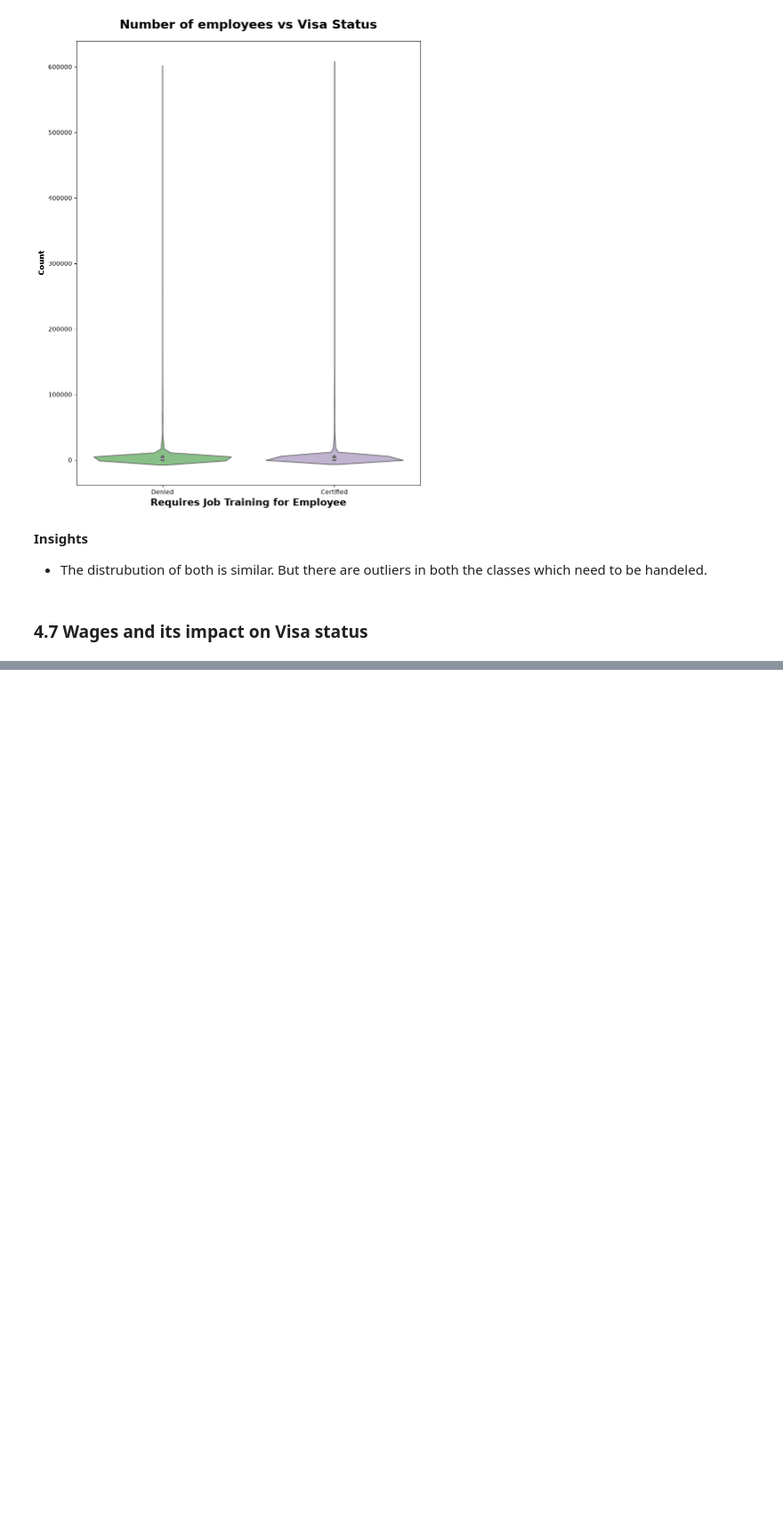
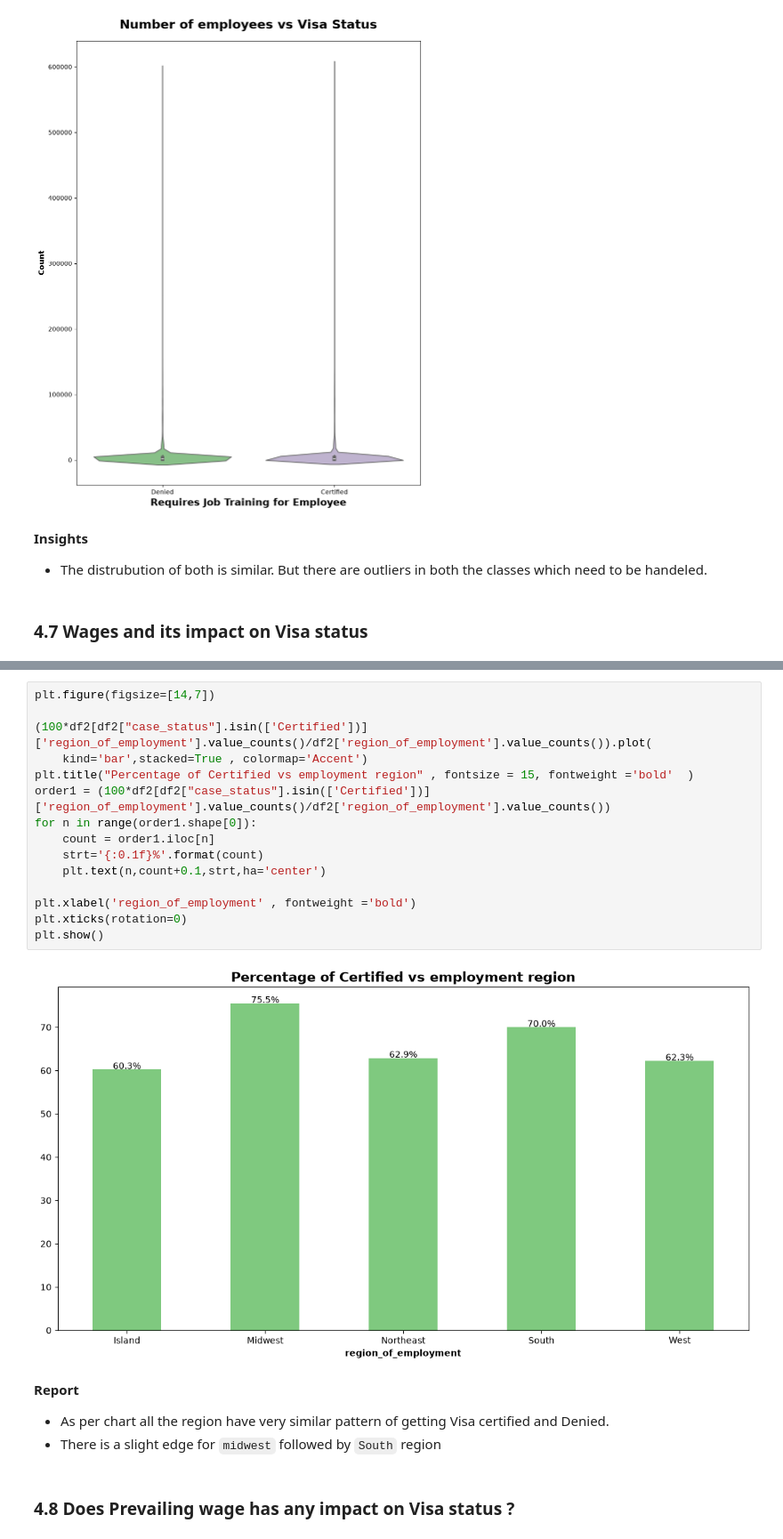
Before and after one commit to mdzaheerjk/Global-Mobility-Application-Analyzer, a Jupyter notebook: notebooks/1_EDA_Visa.ipynb, the cells around one changed output, grey strips where cells are left out. Shown at 89% size. Drawn from its saved outputs; the diff is of its cells as text; blank space fills up the shorter version.

```diff
--- a/notebooks/1_EDA_Visa.ipynb
+++ b/notebooks/1_EDA_Visa.ipynb
@@ -460,0 +471,23 @@ plt.show()
+# %%
+plt.figure(figsize=[14,7])
+
+(100*df2[df2["case_status"].isin(['Certified'])]['region_of_employment'].value_counts()/df2['region_of_employment'].value_counts()).plot(
+    kind='bar',stacked=True , colormap='Accent')
+plt.title("Percentage of Certified vs employment region" , fontsize = 15, fontweight ='bold'  )
+order1 = (100*df2[df2["case_status"].isin(['Certified'])]['region_of_employment'].value_counts()/df2['region_of_employment'].value_counts())
+for n in range(order1.shape[0]):
+    count = order1.iloc[n]
+    strt='{:0.1f}%'.format(count)
+    plt.text(n,count+0.1,strt,ha='center')
+
+plt.xlabel('region_of_employment' , fontweight ='bold')
+plt.xticks(rotation=0)
+plt.show()
+# %% [output]
+[figure, added]
+# %% [markdown]
+**Report**
+* As per chart all the region have very similar pattern of getting Visa certified and Denied.
+* There is a slight edge for `midwest` followed by `South` region
+# %% [markdown]
+### 4.8 Does Prevailing wage has any impact on Visa status ?
```
Also changed, not shown: parts of 19 cells of this notebook, 6 other files.
